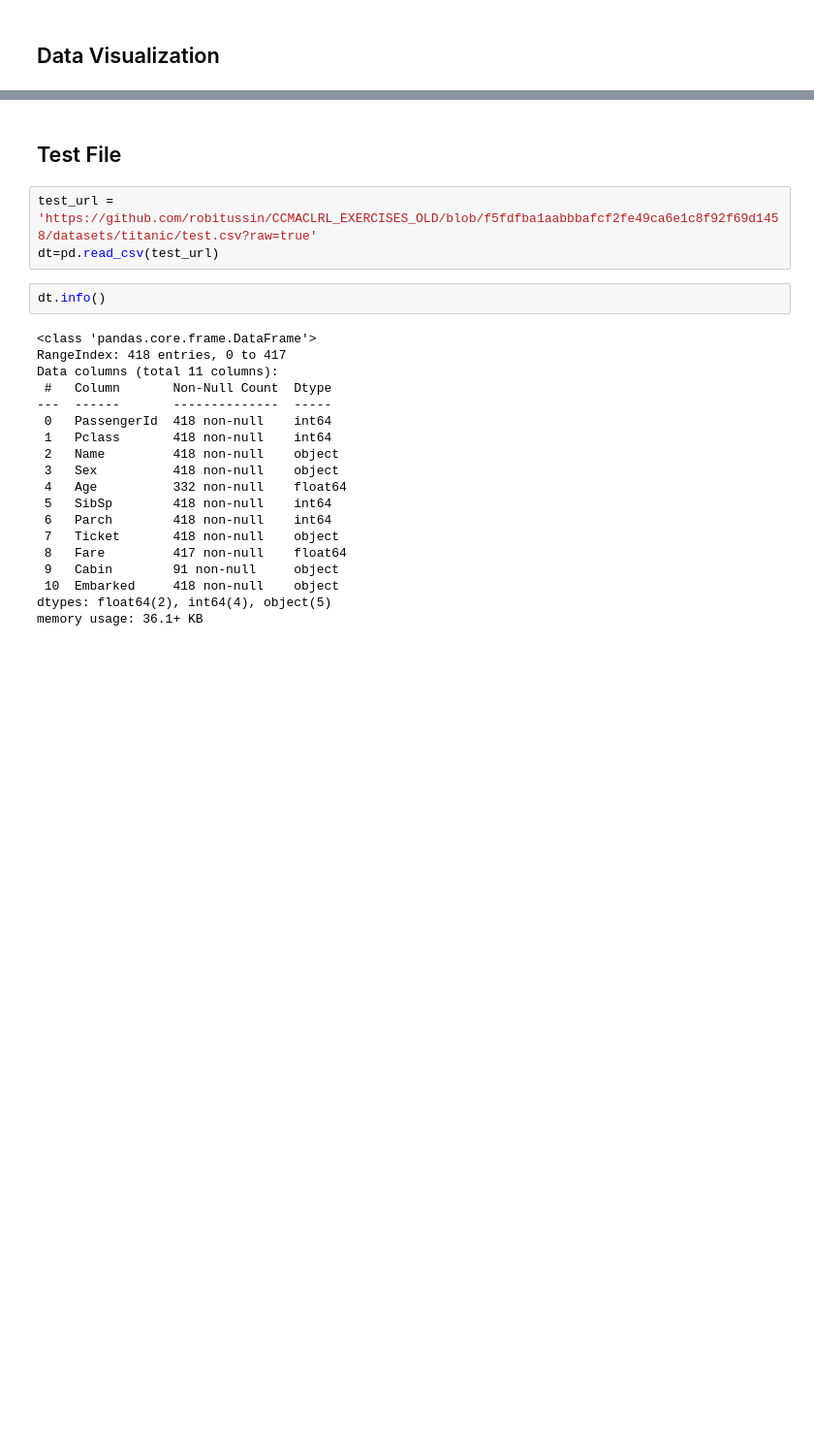
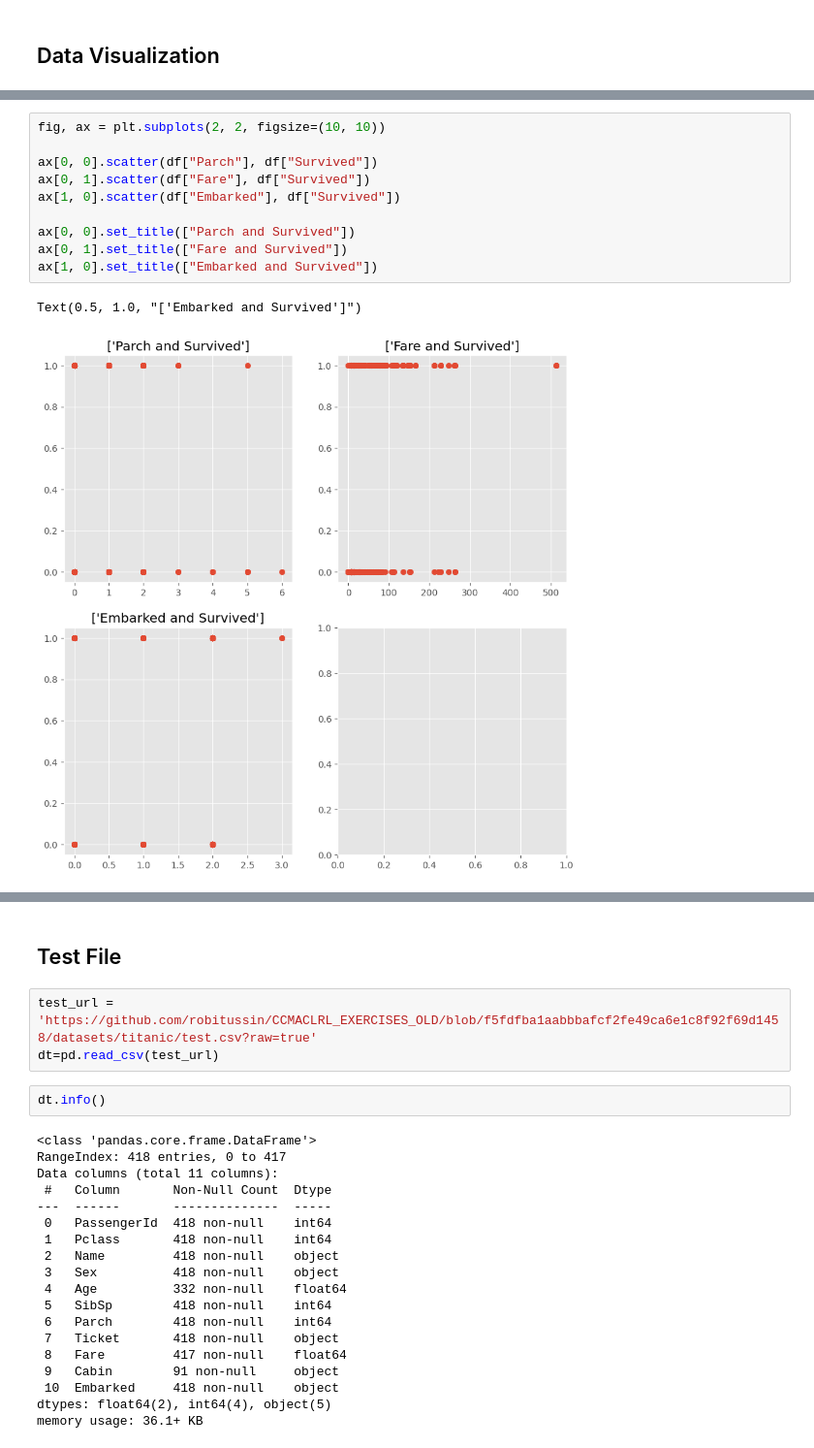
Before and after one commit to leonnmarcoo/CCMACLRL_EXERCISES_COM232, a Jupyter notebook: Exercise3.ipynb, the cells around one changed output, grey strips where cells are left out. Shown at 97% size. Saved outputs shown, nothing was run; the diff lists cells and outputs as text; blank space fills up the shorter version.

```diff
--- a/Exercise3.ipynb
+++ b/Exercise3.ipynb
@@ -118,0 +130,13 @@ df.sample(10)
+# %%
+fig, ax = plt.subplots(2, 2, figsize=(10, 10))
+
+ax[0, 0].scatter(df["Parch"], df["Survived"])
+ax[0, 1].scatter(df["Fare"], df["Survived"])
+ax[1, 0].scatter(df["Embarked"], df["Survived"])
+
+ax[0, 0].set_title(["Parch and Survived"])
+ax[0, 1].set_title(["Fare and Survived"])
+ax[1, 0].set_title(["Embarked and Survived"])
+# %% [output]
+Text(0.5, 1.0, "['Embarked and Survived']")
+[figure, added]
```
Also changed, not shown: parts of 12 cells of this notebook.
